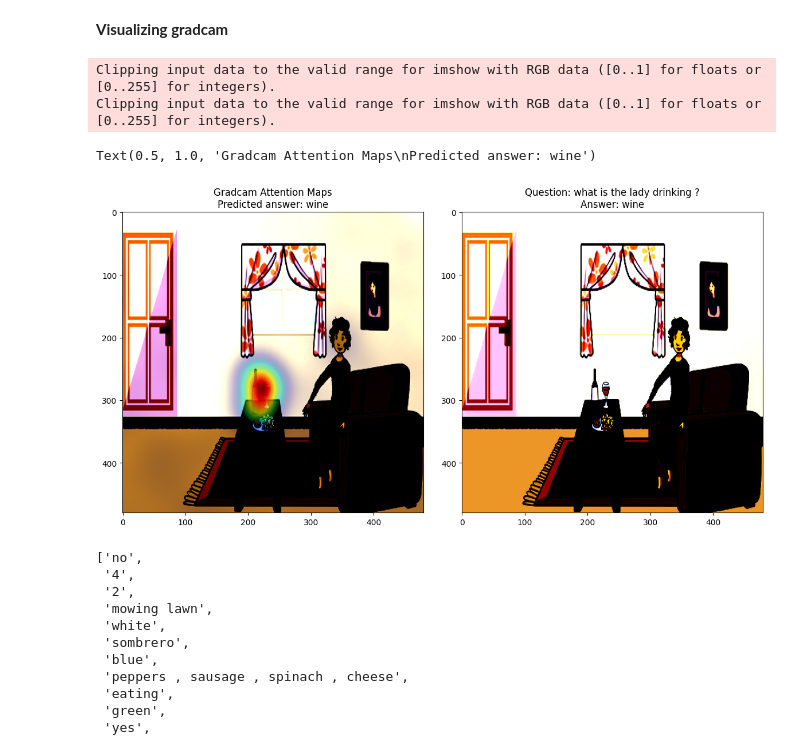
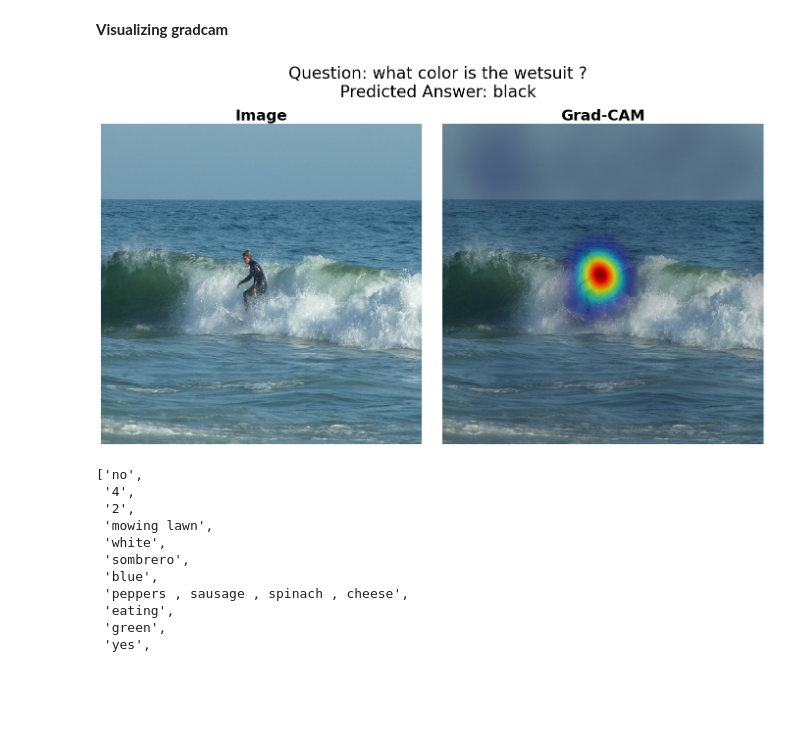
Before and after one commit to JansSolanoVega/Multiple-choice-VQA, a Jupyter notebook: BLIP/GradCam_BLIP.ipynb, the cells around one changed output. Drawn from its saved outputs; the diff is of its cells as text; code cells hidden in the pictures; blank space fills up the shorter version.

Commit message:
Fixing dark images for gradcam

```diff
--- a/BLIP/GradCam_BLIP.ipynb
+++ b/BLIP/GradCam_BLIP.ipynb
@@ -57,5 +57,5 @@ dataset.compute_store(model.tokenizer, length=400, fileName="testing_gradcam.h5"
 # %%
-dataset.load(fileName="abstract_testing_gradcam.h5")
+dataset.load(fileName="mscoco_testing_gradcam.h5")
 # %% [markdown]
 **Test-train split**
 # %%
@@ -87,9 +87,10 @@ Test size:  40
 # %%
 #Checking data
 from utils import *
+
 fig=plt.figure(0, (15, 28))
 for num, element in enumerate(test_dataloader):
-    if num==0:
+    if num==13:
         for i in range(batch_size):
             ax = fig.add_subplot(int(batch_size/2), 2,i+1)
             question_raw = element[i]["questions"]
@@ -274,25 +273,33 @@ def getAttMap(img, attMap, blur = True, overlap = True):
 # %%
 from PIL import Image
 
 fig=plt.figure(0, (28, 15))
+
+font_size = 22
+ax = fig.add_subplot(2,2,1)
+img_for_att = np.float32(np.transpose(img.squeeze(0).cpu() , (1, 2, 0)))
+ax.axis("off")
+ax.imshow(img_for_att) #Converting to matplotlib format
+#ax.set_title("Question: "+str(question_text)+"\nAnswer: "+correct_answer_text)
+ax.set_title("Image", fontweight='bold', fontsize=font_size)
+
 ax = fig.add_subplot(2,1,1)
-img_for_att = np.float32(np.transpose(img.squeeze(0).cpu() , (1, 2, 0)))
-
-ax.imshow(img_for_att) #Converting to matplotlib format
-ax.set_title("Question: "+str(question_text)+"\nAnswer: "+correct_answer_text)
-
-ax = fig.add_subplot(2,2,1)
 
 gradcam_image = getAttMap(img_for_att, gradcam[1:].mean(0), overlap=True, blur=True)
-#ax.axis("off")
+ax.axis("off")
 ax.imshow(gradcam_image) #Converting to matplotlib format
-ax.set_title("Gradcam Attention Maps\nPredicted answer: "+str(predicted_answer_text))
+#ax.set_title("Gradcam Attention Maps\nPredicted answer: "+str(predicted_answer_text))
 #ax.set_title("Question: "+str(question_text)+"\nAnswer: "+correct_answer_text)
+ax.set_title("Grad-CAM", fontweight='bold', fontsize=font_size)
+
+# Add a general title for both images
+fig.suptitle("Question: "+str(question_text)+"\nPredicted Answer: "+correct_answer_text, fontsize=font_size+2, x=0.38, y=0.97)
+
+# Adjust layout and display the plot
+plt.tight_layout(rect=[0, 0, 1, 1])  # Adjust rect parameter to leave space for suptitle
+plt.show()
 # %% [output]
-Clipping input data to the valid range for imshow with RGB data ([0..1] for floats or [0..255] for integers).
-Clipping input data to the valid range for imshow with RGB data ([0..1] for floats or [0..255] for integers).
-Text(0.5, 1.0, 'Gradcam Attention Maps\nPredicted answer: wine')
-[figure, old version]
+[figure, new version]
 # %%
 multiple_answers["input_ids"].shape
 [convert_ids_to_string(mc.unsqueeze(0).cpu(), model) for mc in multiple_answers["input_ids"]]
```
Also changed, not shown: parts of 6 cells of this notebook, 49 other files.
